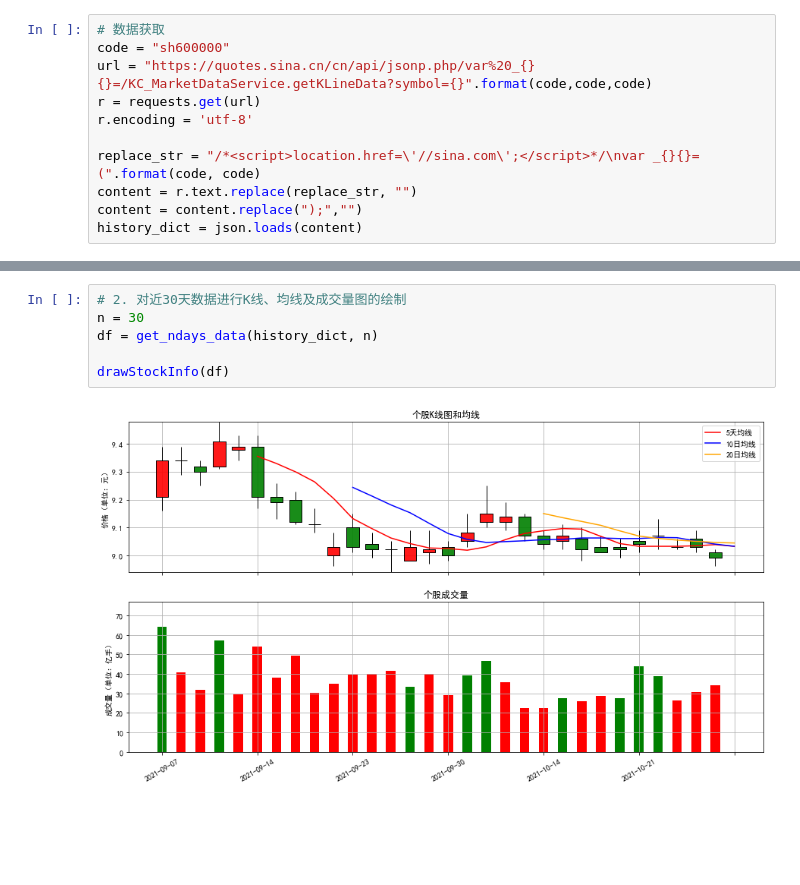
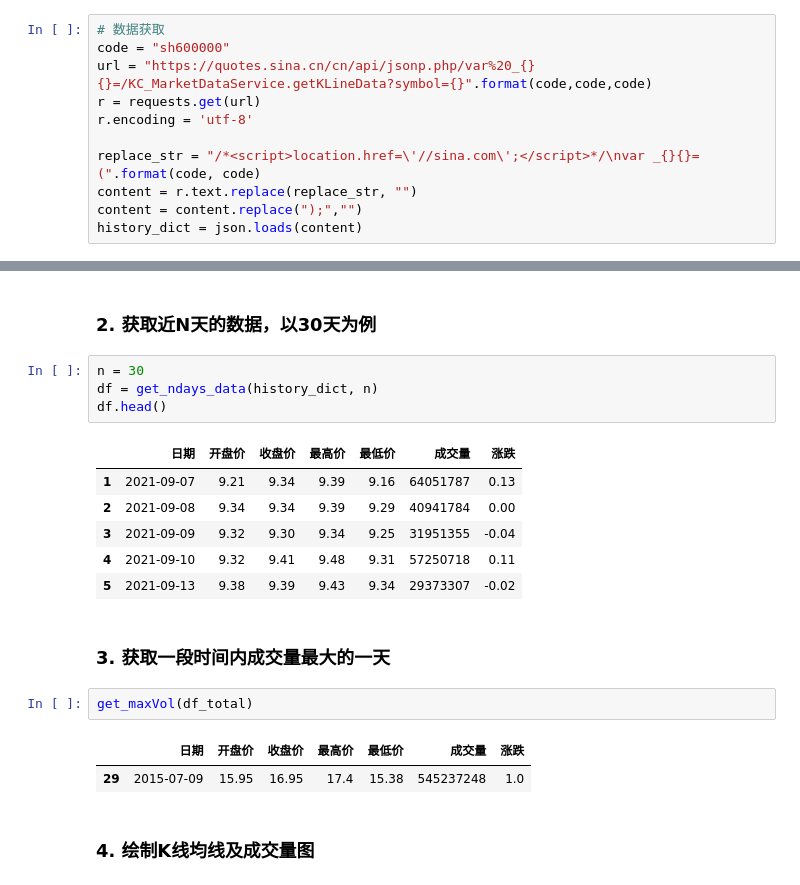
Before and after one commit to Shaky-00/Stock-market, a Jupyter notebook: history/test_history.ipynb, the cells around one changed output, grey strips where cells are left out. Saved outputs shown, nothing was run; the diff lists cells and outputs as text; blank space fills up the shorter version.

```diff
--- a/history/test_history.ipynb
+++ b/history/test_history.ipynb
@@ -175,8 +219,22 @@ get_maxVol(df_total)
+# %% [markdown]
+### 2. 获取近N天的数据，以30天为例
 # %%
-# 2. 对近30天数据进行K线、均线及成交量图的绘制
 n = 30
 df = get_ndays_data(history_dict, n)
-
-drawStockInfo(df)
+df.head()
 # %% [output]
-[figure, removed]
+|  | 日期 | 开盘价 | 收盘价 | 最高价 | 最低价 | 成交量 | 涨跌 |
+| 1 | 2021-09-07 | 9.21 | 9.34 | 9.39 | 9.16 | 64051787 | 0.13 |
+| 2 | 2021-09-08 | 9.34 | 9.34 | 9.39 | 9.29 | 40941784 | 0.00 |
+| 3 | 2021-09-09 | 9.32 | 9.30 | 9.34 | 9.25 | 31951355 | -0.04 |
+| 4 | 2021-09-10 | 9.32 | 9.41 | 9.48 | 9.31 | 57250718 | 0.11 |
+| 5 | 2021-09-13 | 9.38 | 9.39 | 9.43 | 9.34 | 29373307 | -0.02 |
+# %% [markdown]
+### 3. 获取一段时间内成交量最大的一天
+# %%
+get_maxVol(df_total)
+# %% [output]
+|  | 日期 | 开盘价 | 收盘价 | 最高价 | 最低价 | 成交量 | 涨跌 |
+| 29 | 2015-07-09 | 15.95 | 16.95 | 17.4 | 15.38 | 545237248 | 1.0 |
+# %% [markdown]
+### 4. 绘制K线均线及成交量图
```
Also changed, not shown: parts of 12 cells of this notebook.
